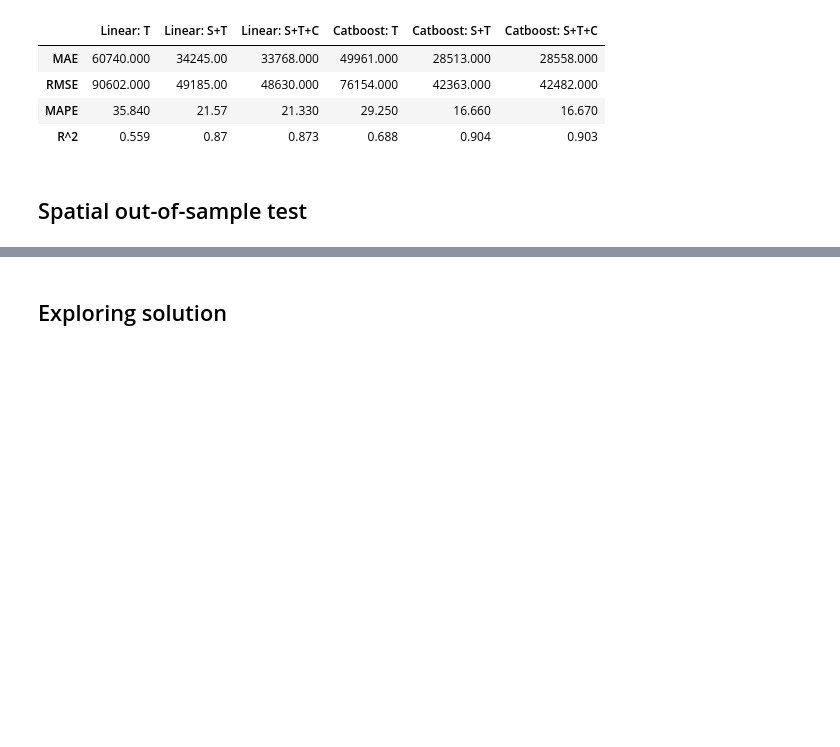
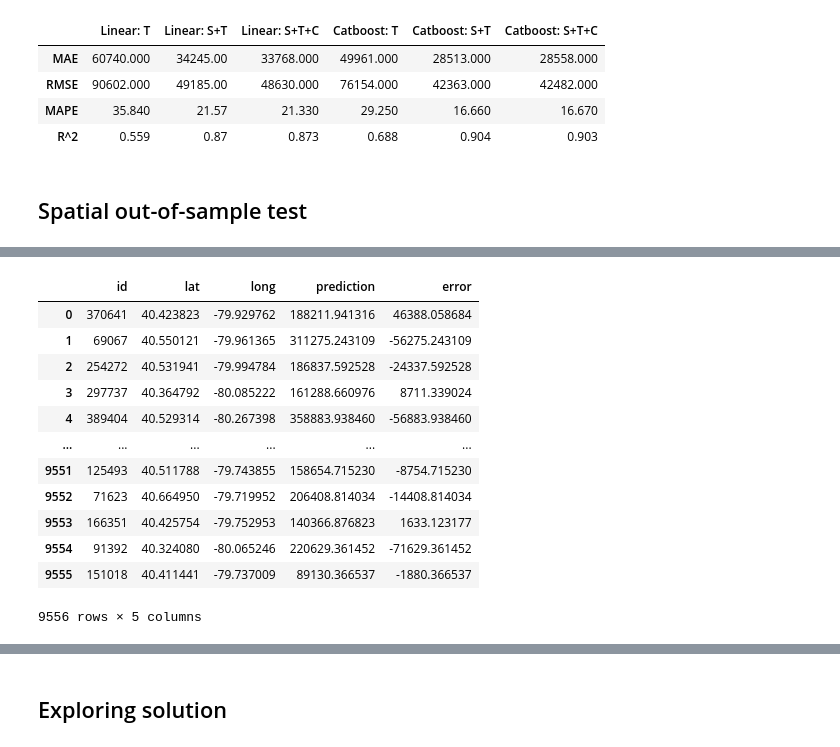
Before and after one commit to tim-heuwinkel/wikipedia-real-estate, a Jupyter notebook: ML_wiki.ipynb, the cells around one changed output, grey strips where cells are left out. Cells and saved outputs as stored; diff of their text form; code cells hidden in the pictures; blank space fills up the shorter version.

```diff
--- a/ML_wiki.ipynb
+++ b/ML_wiki.ipynb
@@ -592,2 +367,17 @@ error_df_soos.head(10)
 # %%
-error_df_soos.to_csv(PATH+"results/errors_soos_wiki.csv", index=False)
+error_df_soos.to_csv(PATH+"results/errors_soos_wiki.csv")
+error_df_soos
+# %% [output]
+|  | id | lat | long | prediction | error |
+| 0 | 370641 | 40.423823 | -79.929762 | 188211.941316 | 46388.058684 |
+| 1 | 69067 | 40.550121 | -79.961365 | 311275.243109 | -56275.243109 |
+| 2 | 254272 | 40.531941 | -79.994784 | 186837.592528 | -24337.592528 |
+| 3 | 297737 | 40.364792 | -80.085222 | 161288.660976 | 8711.339024 |
+| 4 | 389404 | 40.529314 | -80.267398 | 358883.938460 | -56883.938460 |
+| ... | ... | ... | ... | ... | ... |
+| 9551 | 125493 | 40.511788 | -79.743855 | 158654.715230 | -8754.715230 |
+| 9552 | 71623 | 40.664950 | -79.719952 | 206408.814034 | -14408.814034 |
+| 9553 | 166351 | 40.425754 | -79.752953 | 140366.876823 | 1633.123177 |
+| 9554 | 91392 | 40.324080 | -80.065246 | 220629.361452 | -71629.361452 |
+| 9555 | 151018 | 40.411441 | -79.737009 | 89130.366537 | -1880.366537 |
+9556 rows × 5 columns
```
Also changed, not shown: parts of 29 cells of this notebook, 3 other files.
